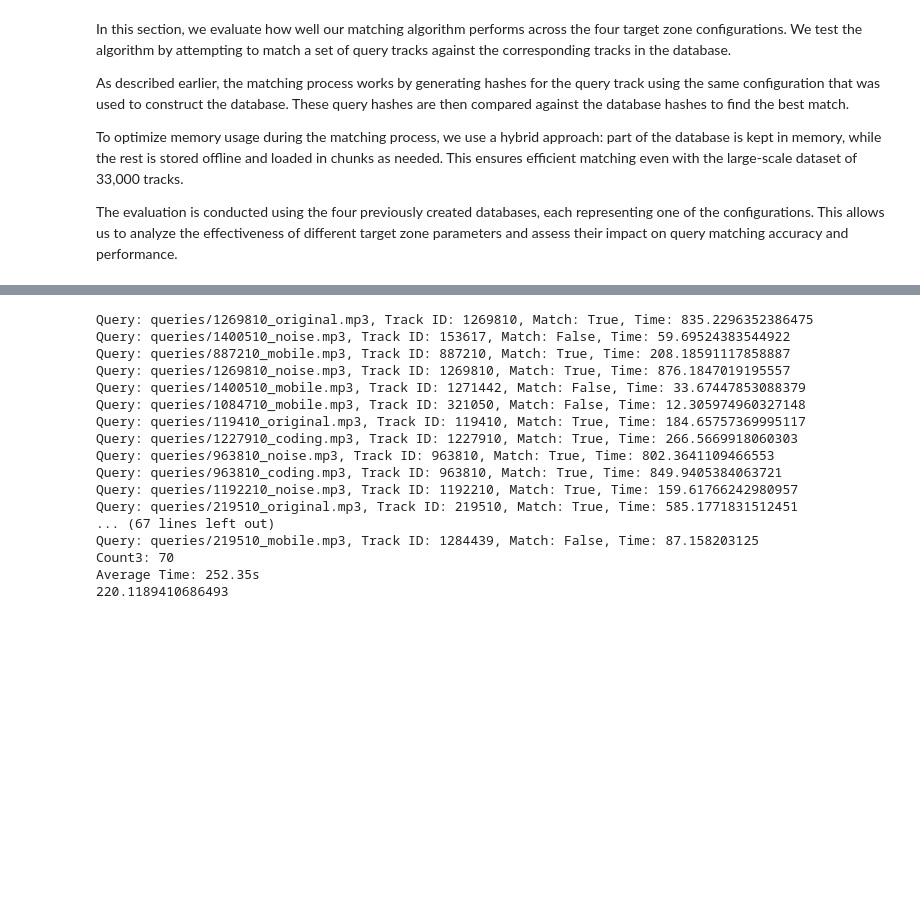
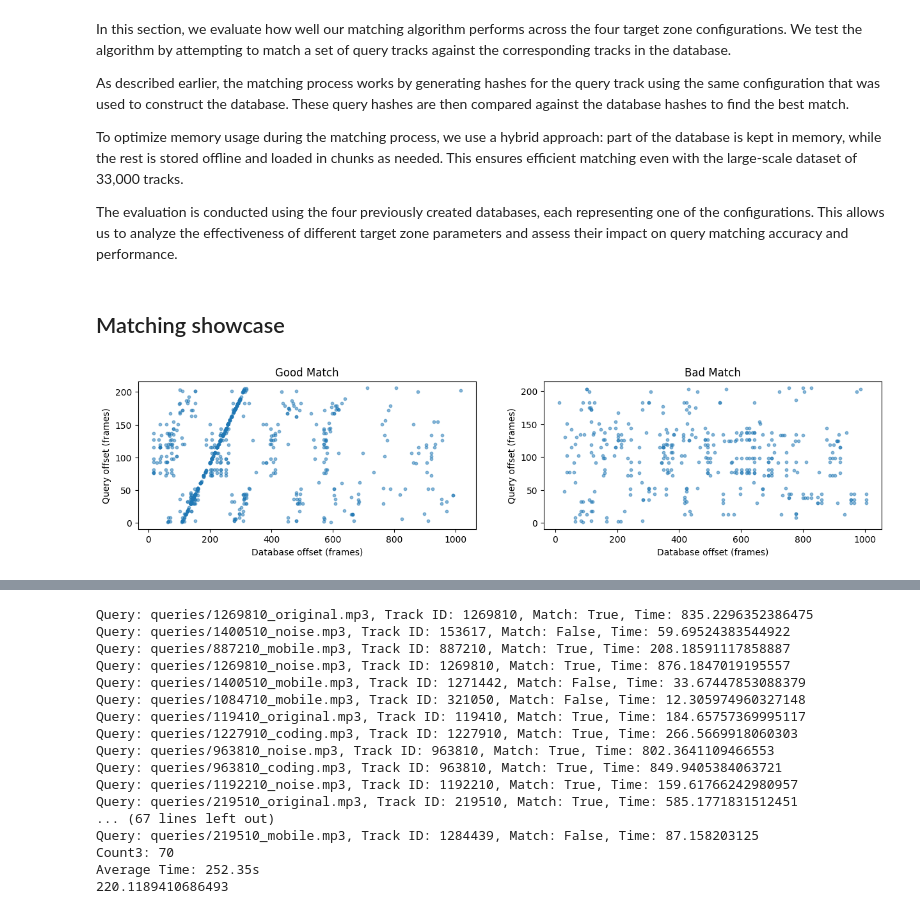
Before and after one commit to Konstiu/Music-Information-Retrieval, a Jupyter notebook: MS2.2.ipynb, the cells around one changed output, grey strips where cells are left out. Cells and saved outputs as stored; diff of their text form; code cells hidden in the pictures; blank space fills up the shorter version.

Commit message:
Added scatterplot of good and bad match

```diff
--- a/MS2.2.ipynb
+++ b/MS2.2.ipynb
@@ -138,9 +138,11 @@ A list of tuples `(hash, track_name, time_offset)`:
 4. **Memory Management**: To handle large datasets, we periodically clear memory and print progress after every 1000 tracks.
 # %%
 
-def compute_hashes_from_spectrogram(filename, dist_freq, dist_time,
-                                    time_min_offset, time_max_offset,
-                                    freq_min_offset, freq_max_offset):
+def compute_hashes_from_spectrogram(filename, dist_freq=11,
+                                    dist_time=3,
+                                    time_min_offset=5, time_max_offset=30,
+                                    freq_min_offset=-15,
+                                    freq_max_offset=15):
     """
     Compute hashes for a single track directly from its spectrogram.
 
@@ -752,3 +754,61 @@ As described earlier, the matching process works by generating hashes for the qu
 To optimize memory usage during the matching process, we use a hybrid approach: part of the database is kept in memory, while the rest is stored offline and loaded in chunks as needed. This ensures efficient matching even with the large-scale dataset of 33,000 tracks.
 
 The evaluation is conducted using the four previously created databases, each representing one of the configurations. This allows us to analyze the effectiveness of different target zone parameters and assess their impact on query matching accuracy and performance.
+# %% [markdown]
+## Matching showcase
+# %%
+from collections import defaultdict
+import matplotlib.pyplot as plt
+
+# Initialize the showcase database
+showcase_db = defaultdict(list)
+db_offsets_good = []
+query_offsets_good = []
+db_offsets_bad = []
+query_offsets_bad = []
+
+# Add tracks to the showcase database
+for track_path in ['showcase/tracks/810.low.mp3', 'showcase/tracks/712608.low.mp3']:
+    for h, track_name, time_offset in compute_hashes_from_spectrogram(track_path):
+        showcase_db[h].append((track_name, time_offset))
+
+# Compute query constellation map and find the best match
+query_name, query_cmap = compute_constellation_map_single(('showcase/queries/810_original.mp3', 11, 3))
+best_track, best_delta, best_count, points = find_best_match_for_query(query_name, query_cmap, showcase_db)
+
+# Process points to gather good and bad matches
+for anchor in points:
+    target_points = get_target_zone_points(
+        anchor, points,
+        time_min_offset=5, time_max_offset=30,
+        freq_min_offset=-15, freq_max_offset=15
+    )
+    for target_point in target_points:
+        h = compute_hash(anchor, target_point)
+        if h in showcase_db:
+            for (track_name, track_offset) in showcase_db[h]:
+                if track_name == best_track:
+                    db_offsets_good.append(track_offset)
+                    query_offsets_good.append(anchor[1])
+                else:
+                    db_offsets_bad.append(track_offset)
+                    query_offsets_bad.append(anchor[1])
+
+# Plot the results
+fig, axes = plt.subplots(1, 2, figsize=(15, 3))
+
+# First subplot: Good matches
+axes[0].scatter(db_offsets_good, query_offsets_good, alpha=0.5, s=10)
+axes[0].set_xlabel("Database offset (frames)")
+axes[0].set_ylabel("Query offset (frames)")
+axes[0].set_title("Good Match")
+
+# Second subplot: Bad matches
+axes[1].scatter(db_offsets_bad, query_offsets_bad, alpha=0.5, s=10)
+axes[1].set_xlabel("Database offset (frames)")
+axes[1].set_ylabel("Query offset (frames)")
+axes[1].set_title("Bad Match")
+
+plt.show()
+# %% [output]
+[figure, added]
```
Also changed, not shown: parts of 3 cells of this notebook.
